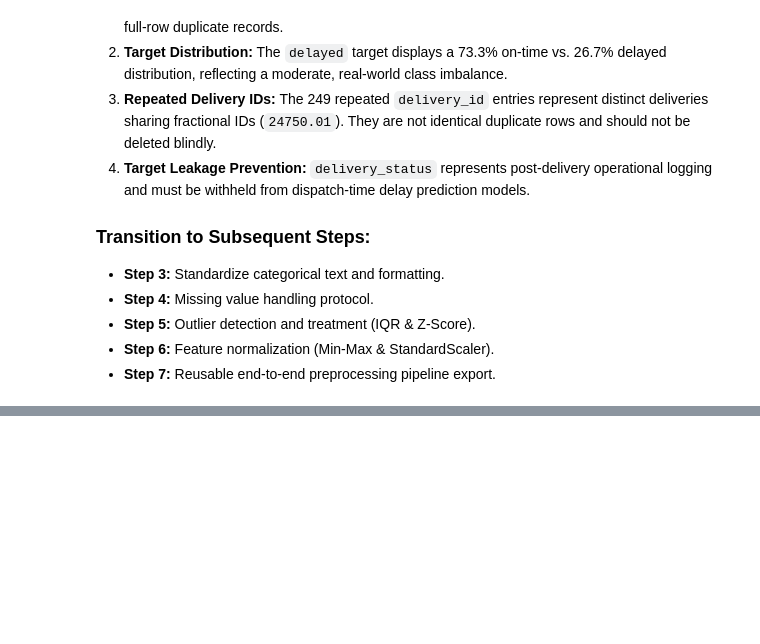
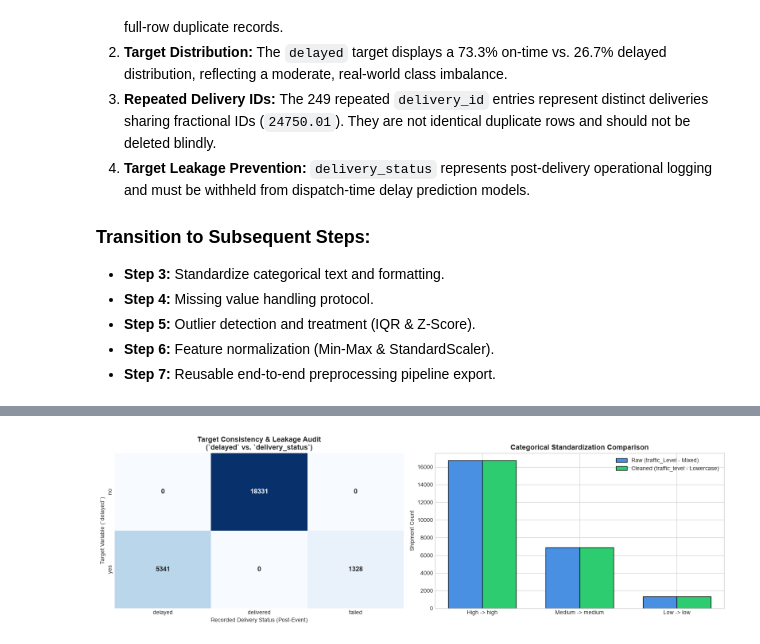
Before and after one commit to madhavanj8148/Logistics-Data-Analytics, a Jupyter notebook: notebooks/Week2_Data_Preprocessing.ipynb, the cells around one changed output, grey strips where cells are left out. Drawn from its saved outputs; the diff is of its cells as text; code cells hidden in the pictures; blank space fills up the shorter version.

Commit message:
Week 2 - Step 3: Implement data cleaning module, update preprocessing notebook, generate charts, summary table, and DOCX report

```diff
--- a/notebooks/Week2_Data_Preprocessing.ipynb
+++ b/notebooks/Week2_Data_Preprocessing.ipynb
@@ -458,0 +658,34 @@ This exploratory preprocessing notebook has established a verified, empirical pr
+# %%
+# 3.6 Data Cleaning Visualizations
+import matplotlib.pyplot as plt
+import seaborn as sns
+
+plt.style.use('seaborn-v0_8-whitegrid' if 'seaborn-v0_8-whitegrid' in plt.style.available else 'default')
+fig, axes = plt.subplots(1, 2, figsize=(16, 5))
+
+# Plot 1: Target Consistency Heatmap
+ct_plot = pd.crosstab(df_cleaned['delayed'], df_cleaned['delivery_status'])
+sns.heatmap(ct_plot, annot=True, fmt='d', cmap='Blues', ax=axes[0], cbar=False, annot_kws={'size': 12, 'weight': 'bold'})
+axes[0].set_title('Target Consistency & Leakage Audit\n(`delayed` vs. `delivery_status`)', fontsize=13, fontweight='bold')
+axes[0].set_xlabel('Recorded Delivery Status (Post-Event)')
+axes[0].set_ylabel('Target Variable (`delayed`)')
+
+# Plot 2: Before-and-After Casing Comparison (traffic_Level vs traffic_level)
+raw_traffic = df['traffic_Level'].value_counts()
+clean_traffic = df_cleaned['traffic_level'].value_counts()
+
+x = np.arange(len(raw_traffic))
+width = 0.35
+
+axes[1].bar(x - width/2, raw_traffic.values, width, label='Raw (traffic_Level - Mixed)', color='#4A90E2', edgecolor='black')
+axes[1].bar(x + width/2, clean_traffic.values, width, label='Cleaned (traffic_level - Lowercase)', color='#2ECC71', edgecolor='black')
+axes[1].set_title('Categorical Standardization Comparison', fontsize=13, fontweight='bold')
+axes[1].set_xticks(x)
+axes[1].set_xticklabels([f"{r} -> {c}" for r, c in zip(raw_traffic.index, clean_traffic.index)], fontsize=10)
+axes[1].set_ylabel('Shipment Count')
+axes[1].legend()
+
+plt.tight_layout()
+plt.show()
+# %% [output]
+[figure, added]
```
Also changed, not shown: parts of 15 cells of this notebook, 5 other files.
